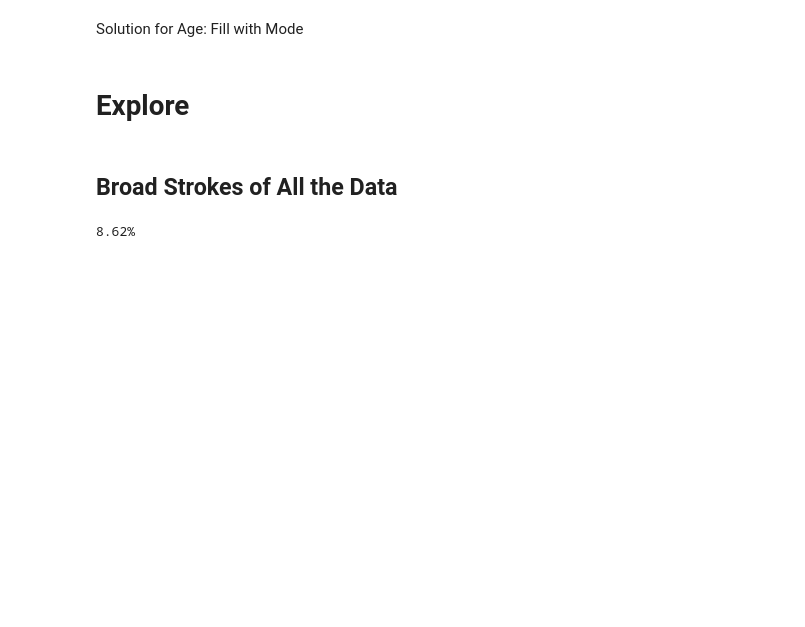
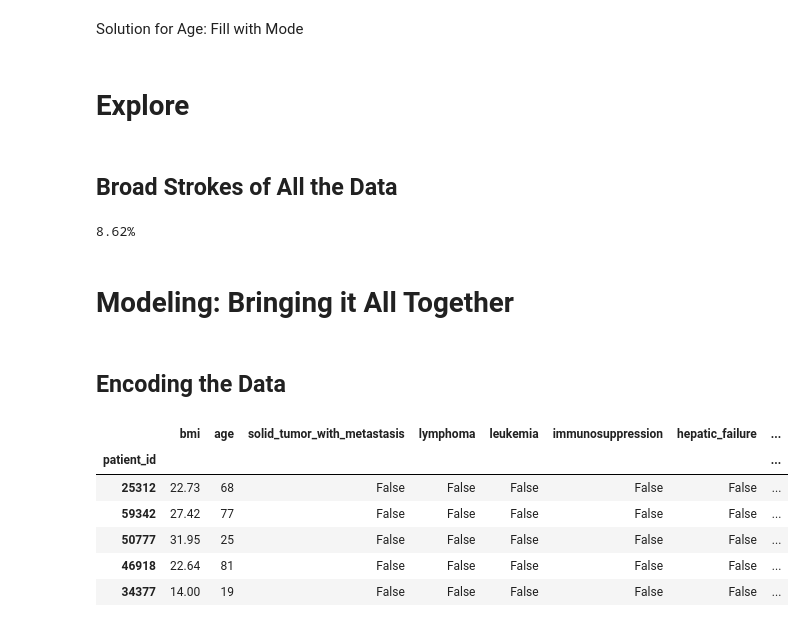
Before and after one commit to curie-capstone/predicting-patient-outcomes, a Jupyter notebook: shay/shay.ipynb, the cells around one changed output. Saved outputs shown, nothing was run; the diff lists cells and outputs as text; code cells hidden in the pictures; blank space fills up the shorter version.

```diff
--- a/shay/shay.ipynb
+++ b/shay/shay.ipynb
@@ -110,3 +102,7 @@ total_dead = df.hospital_death.sum()
 print("{:.2%}".format(total_dead/len(df)))
 # %% [output]
 8.62%
+# %% [markdown]
+# Modeling: Bringing it All Together
+# %% [markdown]
+## Encoding the Data
@@ -112,0 +111,14 @@ print("{:.2%}".format(total_dead/len(df)))
+# %%
+cols_to_encode = [col for col in df.columns if df[col].dtype == object]
+# %%
+df = preprocessing.encode(df, cols_to_encode)
+# %%
+df.head()
+# %% [output]
+|  | bmi | age | solid_tumor_with_metastasis | lymphoma | leukemia | immunosuppression | hepatic_failure | ... |
+| patient_id |  |  |  |  |  |  |  | ... |
+| 25312 | 22.73 | 68 | False | False | False | False | False | ... |
+| 59342 | 27.42 | 77 | False | False | False | False | False | ... |
+| 50777 | 31.95 | 25 | False | False | False | False | False | ... |
+| 46918 | 22.64 | 81 | False | False | False | False | False | ... |
+| 34377 | 14.00 | 19 | False | False | False | False | False | ... |
```
Also changed, not shown: parts of 19 cells of this notebook.
